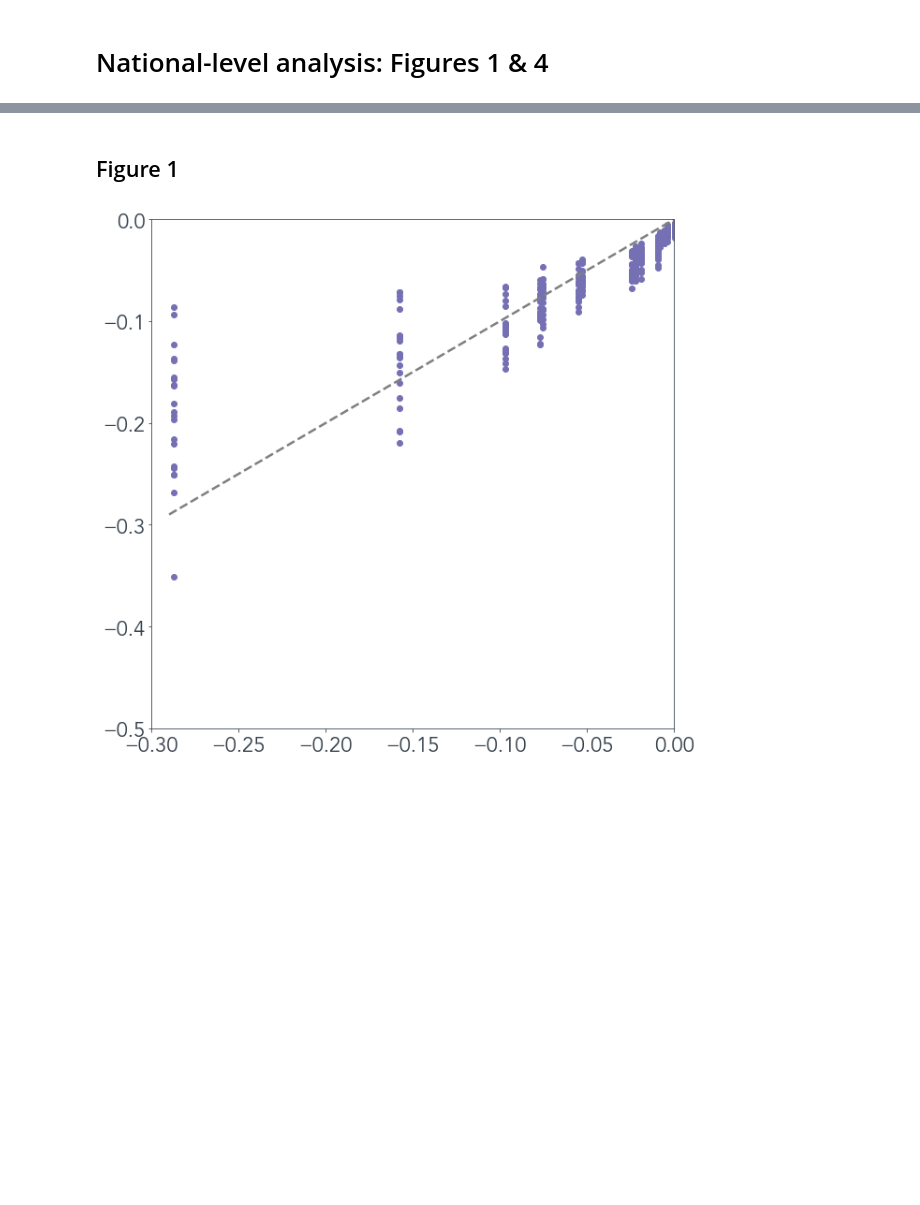
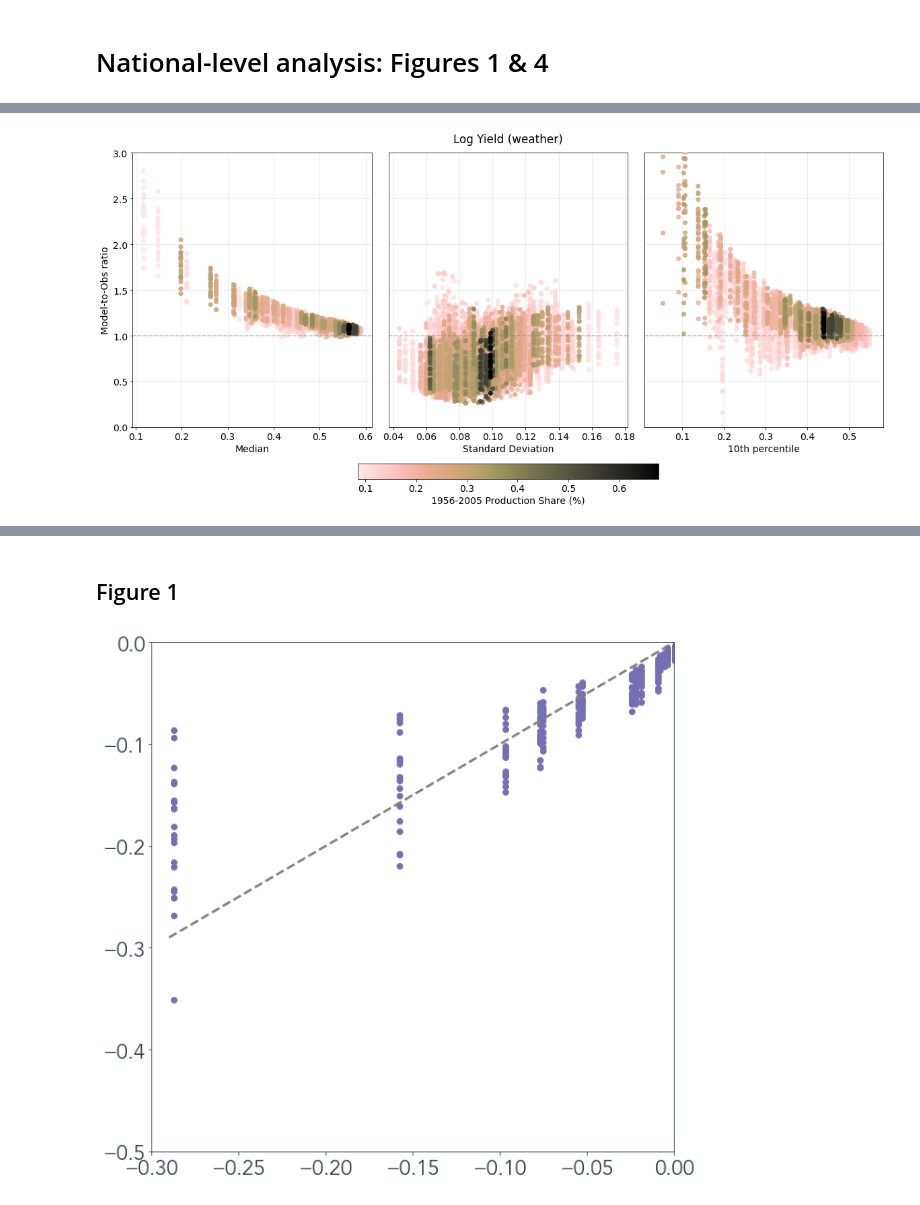
Before and after one commit to david0811/BCSD_CornYields_UQ, a Jupyter notebook: code/03_analysis/reviewer_response.ipynb, the cells around one changed output, grey strips where cells are left out. Cells and saved outputs as stored; diff of their text form; code cells hidden in the pictures; blank space fills up the shorter version.

```diff
--- a/code/03_analysis/reviewer_response.ipynb
+++ b/code/03_analysis/reviewer_response.ipynb
@@ -128,3 +15,6 @@ Name: 17019, dtype: float64
+# %%
+def get_weather(x):
+    return x['gdd']*beta_gdd + x['edd']*beta_edd + x['prcp']*beta_prcp + x['prcp2']*beta_prcp2
 # %%
 coef = pd.read_csv('../../data/yield/regression_coeffs+95.csv', index_col=0)
 beta_gdd = coef.loc['gdd']['coeff']
@@ -178,2 +47,0 @@ plt.show()
-# %%
-gmfd['test'] = gmfd['log_yield_sim'] - gmfd['yield']
@@ -223,0 +63,5 @@ plt.show()
+# %%
+# Average historical
+weights_all = weights.groupby('fips').sum()
+weights_all = weights_all.loc[gmfd['fips'].unique()]
+weights_all['national_weight'] = weights_all['national_weight']/weights_all['national_weight'].sum()
@@ -223,0 +109,83 @@ plt.show()
+# %%
+# Yield metrics
+nex_weather_q10 = nex_weather.groupby('fips').quantile(q=0.1)
+gmfd_weather_q10 = gmfd.groupby('fips').quantile(q=0.1)['weather']
+
+nex_weather_med = nex_weather.groupby('fips').median()
+gmfd_weather_med = gmfd.groupby('fips').median()['weather']
+
+nex_weather_sd = nex_weather.groupby('fips').std()
+gmfd_weather_sd = gmfd.groupby('fips').std()['weather']
+# %%
+fig, axs = plt.subplots(1,3, figsize=(20,10), sharey=True, gridspec_kw={'wspace':0.07})
+axs=axs.flatten()
+
+# Choose how many counties
+n = 400
+top_n = weights_all['national_weight'].sort_values()[-n:].index
+weights_plot = weights_all.loc[top_n]['national_weight'].values * 100 # as percentage
+colors = np.reshape([[v]*21 for v in get_custom_cmap(weights_plot)], (21*n,4))
+
+# Median
+ax=axs[0]
+ax.scatter(np.transpose([gmfd_weather_med.loc[top_n].values] * 21),
+           nex_weather_med.loc[top_n].values / np.transpose([gmfd_weather_med.loc[top_n].values] * 21),
+           c = colors,
+           alpha=0.8, zorder=10)
+
+# ax.plot(np.linspace(np.min([ax.get_xlim(),ax.get_ylim()]),np.max([ax.get_xlim(),ax.get_ylim()])),
+#         np.linspace(np.min([ax.get_xlim(),ax.get_ylim()]),np.max([ax.get_xlim(),ax.get_ylim()])),
+#         ls='--', color='grey')
+# ax.text(0.03, 0.95, 'a) Median', transform=ax.transAxes)
+
+ax.set_ylim([0,3])
+ax.set_xlim([np.min(ax.get_xlim()),np.max(ax.get_xlim())])
+ax.hlines(1, xmin=np.min(ax.get_xlim()), xmax=np.max(ax.get_xlim()), ls='--', color='grey', alpha=0.5, zorder=20)
+ax.grid(alpha=0.3, zorder=0)
+ax.set_ylabel('Model-to-Obs ratio')
+ax.set_xlabel('Median')
+
+# SD
+ax=axs[1]
+ax.scatter(np.transpose([gmfd_weather_sd.loc[top_n].values] * 21),
+           nex_weather_sd.loc[top_n].values / np.transpose([gmfd_weather_sd.loc[top_n].values] * 21),
+           c = colors,
+           alpha=0.8, zorder=10)
+
+# ax.plot([np.min([ax.get_xlim(),ax.get_ylim()]),np.max([ax.get_xlim(),ax.get_ylim()])],
+#         [np.min([ax.get_xlim(),ax.get_ylim()]),np.max([ax.get_xlim(),ax.get_ylim()])],
+#         ls='--', color='grey')
+
+ax.set_xlim([np.min(ax.get_xlim()),np.max(ax.get_xlim())])
+ax.hlines(1, xmin=np.min(ax.get_xlim()), xmax=np.max(ax.get_xlim()), ls='--', color='grey', alpha=0.5, zorder=20)
+ax.grid(alpha=0.3, zorder=0)
+ax.set_xlabel('Standard Deviation')
+ax.tick_params(axis='y', which='both', left=False)
+ax.set_title('Log Yield (weather)', pad = 15) # Figure title
+
+# 10th percentile
+ax=axs[2]
+ax.scatter(np.transpose([gmfd_weather_q10.loc[top_n].values] * 21),
+           nex_weather_q10.loc[top_n].values / np.transpose([gmfd_weather_q10.loc[top_n].values] * 21),
+           c = colors,
+           alpha=0.8,
+           zorder=10)
+
+# ax.plot([np.min([ax.get_xlim(),ax.get_ylim()]),np.max([ax.get_xlim(),ax.get_ylim()])],
+#         [np.min([ax.get_xlim(),ax.get_ylim()]),np.max([ax.get_xlim(),ax.get_ylim()])],
+#         ls='--', color='grey')
+# ax.text(0.03, 0.95, 'c) 10th Percentile', transform=ax.transAxes)
+
+ax.set_xlim([0.01,np.max(ax.get_xlim())])
+ax.hlines(1, xmin=np.min(ax.get_xlim()), xmax=np.max(ax.get_xlim()), ls='--', color='grey', alpha=0.5, zorder=20)
+ax.grid(alpha=0.3, zorder=0)
+ax.set_xlabel('10th percentile')
+ax.tick_params(axis='y', which='both', left=False)
+
+# Plot
+cbar = plt.colorbar(mpl.cm.ScalarMappable(norm=get_norm(weights_plot), cmap=turku_map), orientation='horizontal', ax = axs, shrink=0.4, pad=0.1)
+cbar.ax.set_xlabel('1956-2005 Production Share (%)')
+# plt.show()
+plt.savefig('../../figs/new/yield_scatter.pdf')
+# %% [output]
+[figure, added]
```
Also changed, not shown: parts of 54 cells of this notebook, 9 other files.
